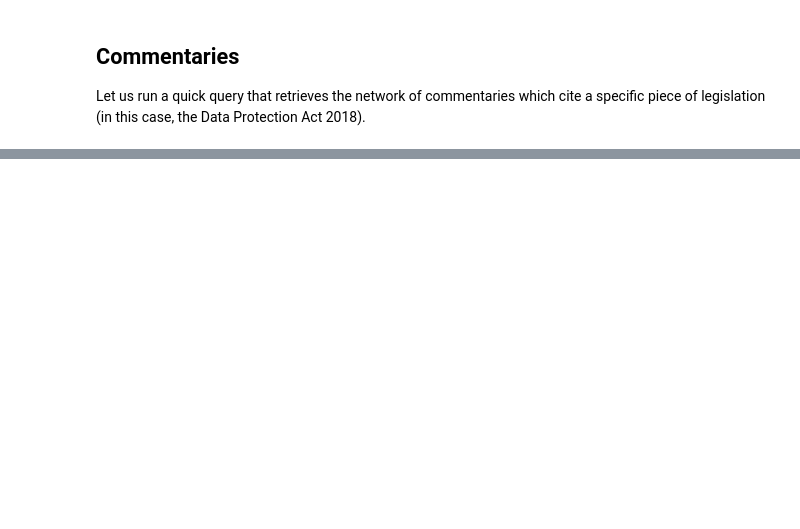
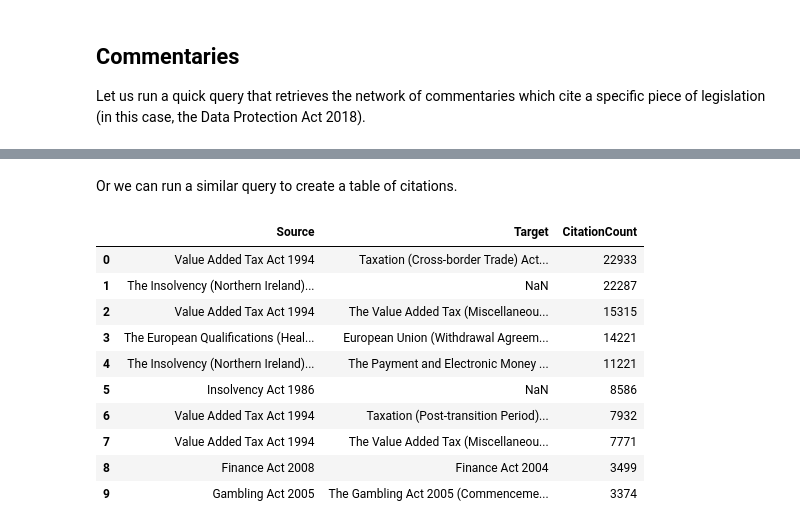
Before and after one commit to pedroleitao-neo4j/legal-legislation-explorer, a Jupyter notebook: examples.ipynb, the cells around one changed output, grey strips where cells are left out. Cells and saved outputs as stored; diff of their text form; code cells hidden in the pictures; blank space fills up the shorter version.

```diff
--- a/examples.ipynb
+++ b/examples.ipynb
@@ -162,0 +194,14 @@ await analysis.capture_graph_to_png(
+# %%
+query = """
+// Find all deep paths where one Act cites another
+MATCH (source:Legislation)-[:HAS_PART|HAS_CHAPTER|HAS_SECTION|HAS_PARAGRAPH|HAS_SCHEDULE|HAS_SUBPARAGRAPH|HAS_COMMENTARY|HAS_CITATION|HAS_SUBREF*1..10]->(citation_link)-[:CITES_ACT|REFERENCES]->(target:Legislation)
+// Prevent self-citations from looping on the same node
+WHERE source.uri <> target.uri
+// Aggregate the results to count how many individual citations exist between them
+WITH source, target, count(citation_link) AS citation_count
+// Create the new synthetic relationship and store the count as a 'weight'
+MERGE (source)-[rel:CITES_LEGISLATION]->(target)
+SET rel.weight = citation_count
+"""
+
+analysis.run_query(query)
@@ -162,0 +212,20 @@ await analysis.capture_graph_to_png(
+# %%
+query = """
+MATCH p = (l1:Legislation)-[r:CITES_LEGISLATION]->(l2:Legislation)
+RETURN p
+LIMIT 1000
+"""
+
+results = analysis.run_query_viz(query)
+
+VG = from_neo4j(results)
+VG.color_nodes(
+    field="caption",
+    color_space=ColorSpace.DISCRETE,
+    colors=colors,
+)
+
+generated_html = VG.render(layout="forcedirected", initial_zoom=1.0)
+await analysis.capture_graph_to_png(
+    generated_html, "renderings/citation_network.png", width=1080, height=1080
+)
@@ -162,0 +234,23 @@ await analysis.capture_graph_to_png(
+# %% [markdown]
+Or we can run a similar query to create a table of citations.
+# %%
+query = """
+MATCH p = (l1:Legislation)-[r:CITES_LEGISLATION]->(l2:Legislation)
+RETURN l1.title AS Source, l2.title AS Target, r.weight AS CitationCount
+ORDER BY CitationCount DESC
+"""
+
+citations_df = analysis.run_query_df(query)
+citations_df.head(10)
+# %% [output]
+|  | Source | Target | CitationCount |
+| 0 | Value Added Tax Act 1994 | Taxation (Cross-border Trade) Act... | 22933 |
+| 1 | The Insolvency (Northern Ireland)... | NaN | 22287 |
+| 2 | Value Added Tax Act 1994 | The Value Added Tax (Miscellaneou... | 15315 |
+| 3 | The European Qualifications (Heal... | European Union (Withdrawal Agreem... | 14221 |
+| 4 | The Insolvency (Northern Ireland)... | The Payment and Electronic Money ... | 11221 |
+| 5 | Insolvency Act 1986 | NaN | 8586 |
+| 6 | Value Added Tax Act 1994 | Taxation (Post-transition Period)... | 7932 |
+| 7 | Value Added Tax Act 1994 | The Value Added Tax (Miscellaneou... | 7771 |
+| 8 | Finance Act 2008 | Finance Act 2004 | 3499 |
+| 9 | Gambling Act 2005 | The Gambling Act 2005 (Commenceme... | 3374 |
```
Also changed, not shown: parts of 12 cells of this notebook, 5 other files.
